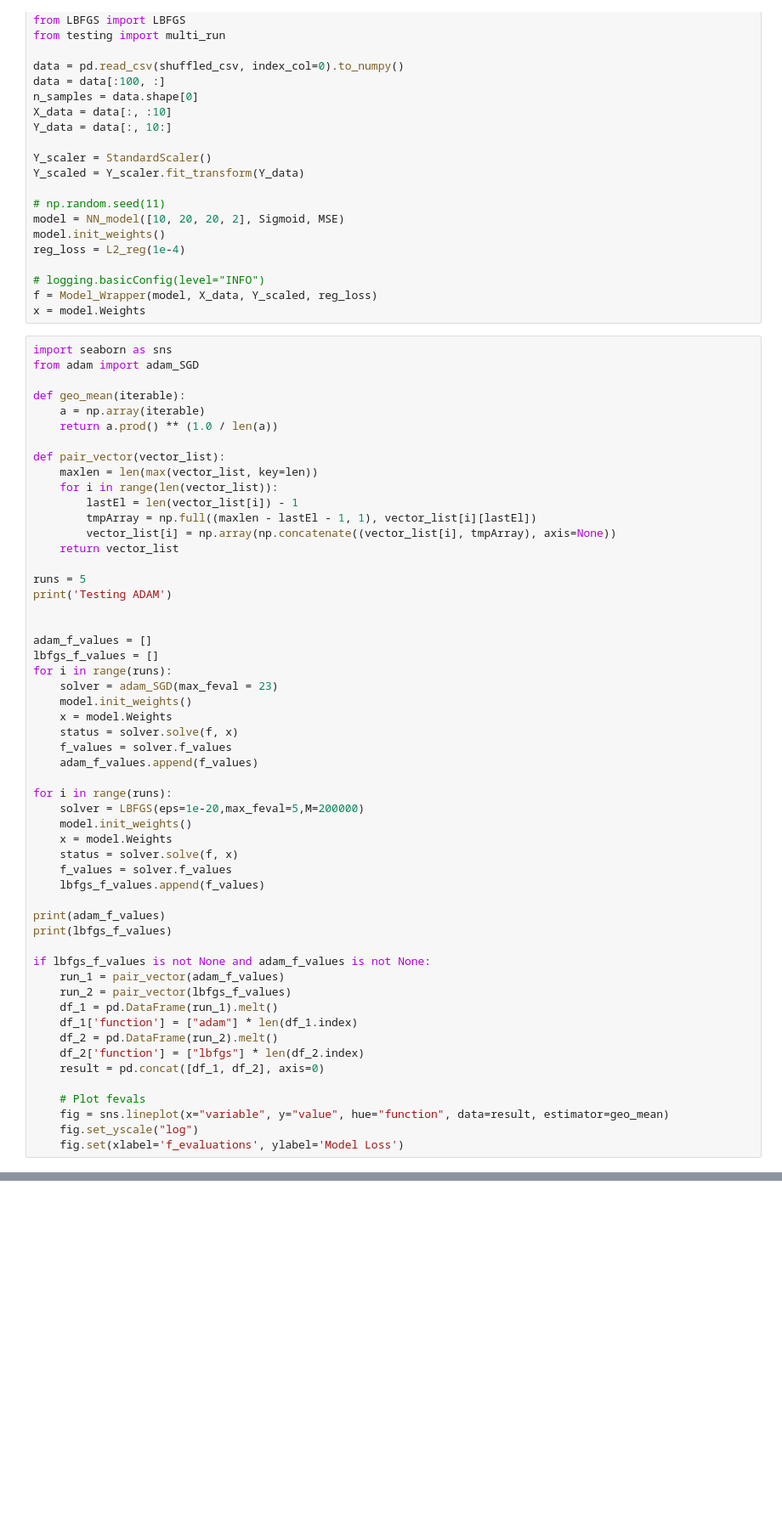
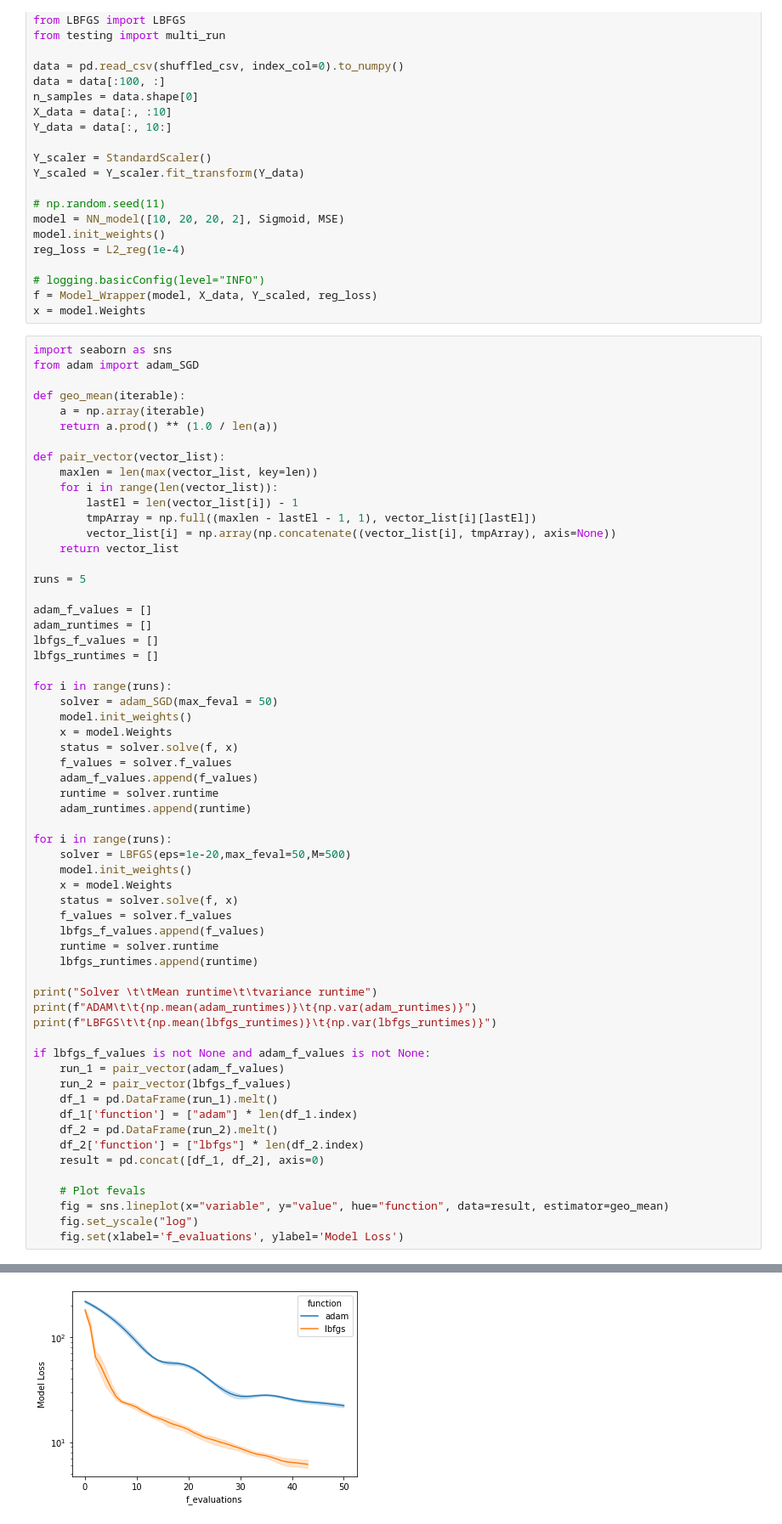
Before and after one commit to michelebersani/ComputationalMathematics, a Jupyter notebook: comparison_plots.ipynb, the cells around one changed output, grey strips where cells are left out. Shown at 85% size. Saved outputs shown, nothing was run; the diff lists cells and outputs as text; blank space fills up the shorter version.

Commit message:
Ready for ADAM-LBFGS comparison

```diff
--- a/comparison_plots.ipynb
+++ b/comparison_plots.ipynb
@@ -45,29 +45,35 @@ def pair_vector(vector_list):
     return vector_list
 
 runs = 5
-print('Testing ADAM')
-
 
 adam_f_values = []
+adam_runtimes = []
 lbfgs_f_values = []
+lbfgs_runtimes = []
+
 for i in range(runs):
-    solver = adam_SGD(max_feval = 23)
+    solver = adam_SGD(max_feval = 50)
     model.init_weights()
     x = model.Weights
     status = solver.solve(f, x)
     f_values = solver.f_values
     adam_f_values.append(f_values)
+    runtime = solver.runtime
+    adam_runtimes.append(runtime)
 
 for i in range(runs):
-    solver = LBFGS(eps=1e-20,max_feval=5,M=200000)
+    solver = LBFGS(eps=1e-20,max_feval=50,M=500)
     model.init_weights()
     x = model.Weights
     status = solver.solve(f, x)
     f_values = solver.f_values
     lbfgs_f_values.append(f_values)
+    runtime = solver.runtime
+    lbfgs_runtimes.append(runtime)
 
-print(adam_f_values)
-print(lbfgs_f_values)
+print("Solver \t\tMean runtime\t\tvariance runtime")
+print(f"ADAM\t\t{np.mean(adam_runtimes)}\t{np.var(adam_runtimes)}")
+print(f"LBFGS\t\t{np.mean(lbfgs_runtimes)}\t{np.var(lbfgs_runtimes)}")
 
 if lbfgs_f_values is not None and adam_f_values is not None:
     run_1 = pair_vector(adam_f_values)
@@ -89,0 +95 @@ IndexError: list index out of range
+[figure, added]
```
Also changed, not shown: parts of 1 cell of this notebook, 2 other files.
